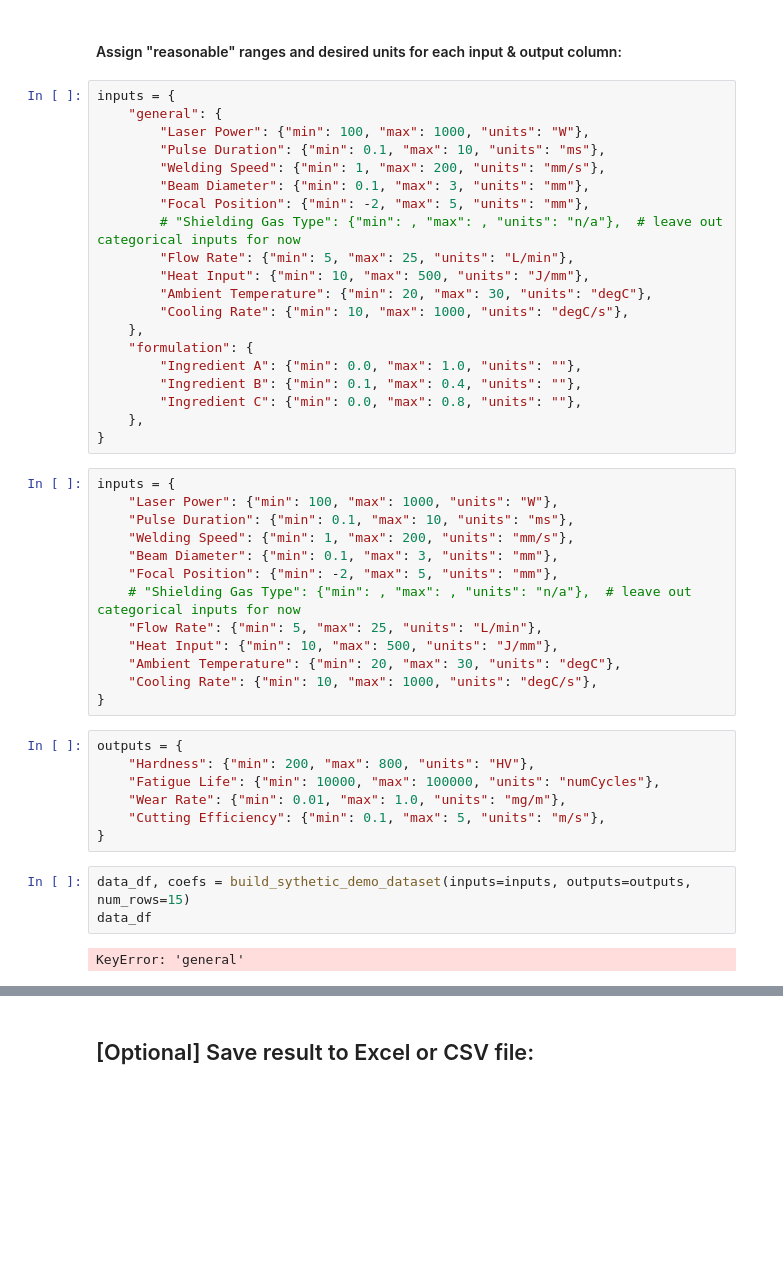
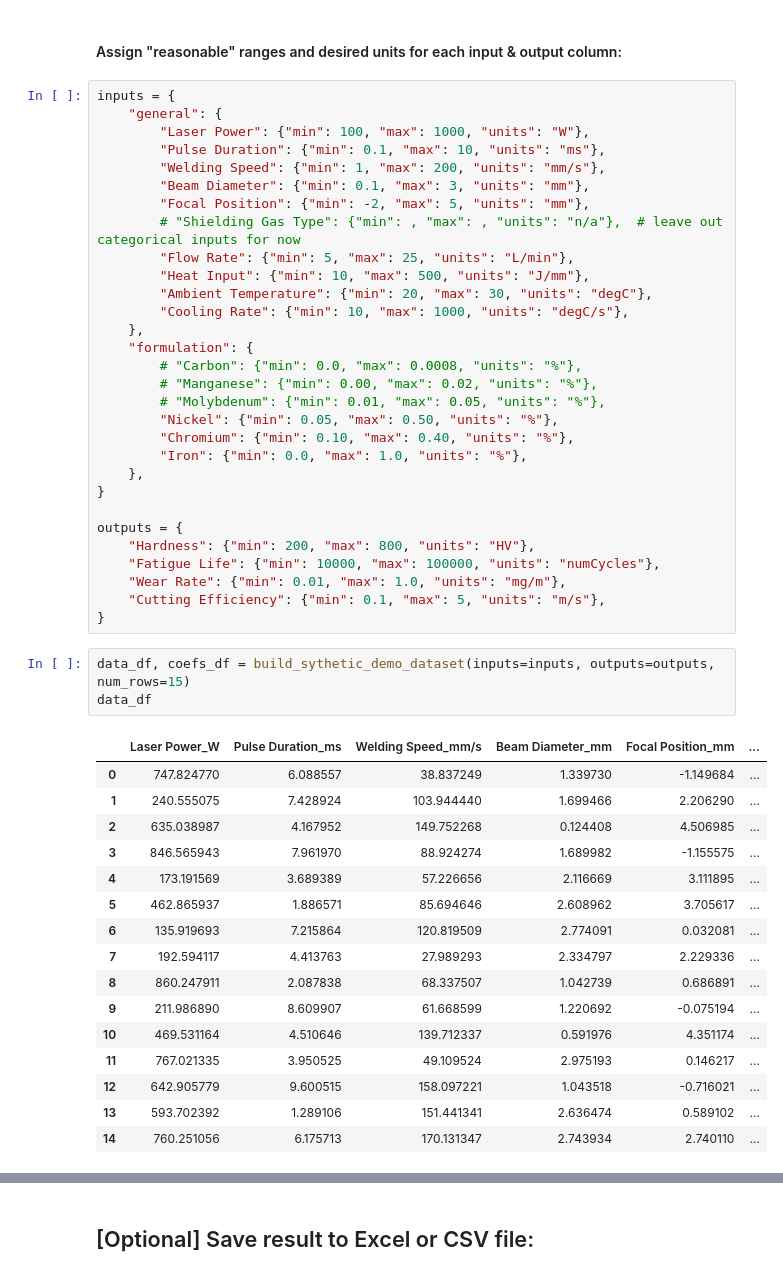
Before and after one commit to kylecsnow/js-ml-dashboard, a Jupyter notebook: backend/notebooks/Synthetic Dataset Generator.ipynb, the cells around one changed output, grey strips where cells are left out. Drawn from its saved outputs; the diff is of its cells as text; blank space fills up the shorter version.

```diff
--- a/backend/notebooks/Synthetic Dataset Generator.ipynb
+++ b/backend/notebooks/Synthetic Dataset Generator.ipynb
@@ -618,33 +369,38 @@ inputs = {
         "Cooling Rate": {"min": 10, "max": 1000, "units": "degC/s"},
     },
     "formulation": {
-        "Ingredient A": {"min": 0.0, "max": 1.0, "units": ""},
-        "Ingredient B": {"min": 0.1, "max": 0.4, "units": ""},
-        "Ingredient C": {"min": 0.0, "max": 0.8, "units": ""},
+        # "Carbon": {"min": 0.0, "max": 0.0008, "units": "%"},
+        # "Manganese": {"min": 0.00, "max": 0.02, "units": "%"},
+        # "Molybdenum": {"min": 0.01, "max": 0.05, "units": "%"},
+        "Nickel": {"min": 0.05, "max": 0.50, "units": "%"},
+        "Chromium": {"min": 0.10, "max": 0.40, "units": "%"},
+        "Iron": {"min": 0.0, "max": 1.0, "units": "%"},
     },
 }
+
+outputs = {
+    "Hardness": {"min": 200, "max": 800, "units": "HV"},
+    "Fatigue Life": {"min": 10000, "max": 100000, "units": "numCycles"},
+    "Wear Rate": {"min": 0.01, "max": 1.0, "units": "mg/m"},
+    "Cutting Efficiency": {"min": 0.1, "max": 5, "units": "m/s"},
+}
-# %%
-inputs = {
-    "Laser Power": {"min": 100, "max": 1000, "units": "W"},
-    "Pulse Duration": {"min": 0.1, "max": 10, "units": "ms"},
-    "Welding Speed": {"min": 1, "max": 200, "units": "mm/s"},
-    "Beam Diameter": {"min": 0.1, "max": 3, "units": "mm"},
-    "Focal Position": {"min": -2, "max": 5, "units": "mm"},
-    # "Shielding Gas Type": {"min": , "max": , "units": "n/a"},  # leave out categorical inputs for now
-    "Flow Rate": {"min": 5, "max": 25, "units": "L/min"},
-    "Heat Input": {"min": 10, "max": 500, "units": "J/mm"},
-    "Ambient Temperature": {"min": 20, "max": 30, "units": "degC"},
-    "Cooling Rate": {"min": 10, "max": 1000, "units": "degC/s"},
-}
-# %%
-outputs = {
-    "Hardness": {"min": 200, "max": 800, "units": "HV"},
-    "Fatigue Life": {"min": 10000, "max": 100000, "units": "numCycles"},
-    "Wear Rate": {"min": 0.01, "max": 1.0, "units": "mg/m"},
-    "Cutting Efficiency": {"min": 0.1, "max": 5, "units": "m/s"},
-}
 # %%
-data_df, coefs = build_sythetic_demo_dataset(inputs=inputs, outputs=outputs, num_rows=15)
+data_df, coefs_df = build_sythetic_demo_dataset(inputs=inputs, outputs=outputs, num_rows=15)
 data_df
 # %% [output]
-KeyError: 'general'
+|  | Laser Power_W | Pulse Duration_ms | Welding Speed_mm/s | Beam Diameter_mm | Focal Position_mm | ... |
+| 0 | 747.824770 | 6.088557 | 38.837249 | 1.339730 | -1.149684 | ... |
+| 1 | 240.555075 | 7.428924 | 103.944440 | 1.699466 | 2.206290 | ... |
+| 2 | 635.038987 | 4.167952 | 149.752268 | 0.124408 | 4.506985 | ... |
+| 3 | 846.565943 | 7.961970 | 88.924274 | 1.689982 | -1.155575 | ... |
+| 4 | 173.191569 | 3.689389 | 57.226656 | 2.116669 | 3.111895 | ... |
+| 5 | 462.865937 | 1.886571 | 85.694646 | 2.608962 | 3.705617 | ... |
+| 6 | 135.919693 | 7.215864 | 120.819509 | 2.774091 | 0.032081 | ... |
+| 7 | 192.594117 | 4.413763 | 27.989293 | 2.334797 | 2.229336 | ... |
+| 8 | 860.247911 | 2.087838 | 68.337507 | 1.042739 | 0.686891 | ... |
+| 9 | 211.986890 | 8.609907 | 61.668599 | 1.220692 | -0.075194 | ... |
+| 10 | 469.531164 | 4.510646 | 139.712337 | 0.591976 | 4.351174 | ... |
+| 11 | 767.021335 | 3.950525 | 49.109524 | 2.975193 | 0.146217 | ... |
+| 12 | 642.905779 | 9.600515 | 158.097221 | 1.043518 | -0.716021 | ... |
+| 13 | 593.702392 | 1.289106 | 151.441341 | 2.636474 | 0.589102 | ... |
+| 14 | 760.251056 | 6.175713 | 170.131347 | 2.743934 | 2.740110 | ... |
```
Also changed, not shown: parts of 43 cells of this notebook.
